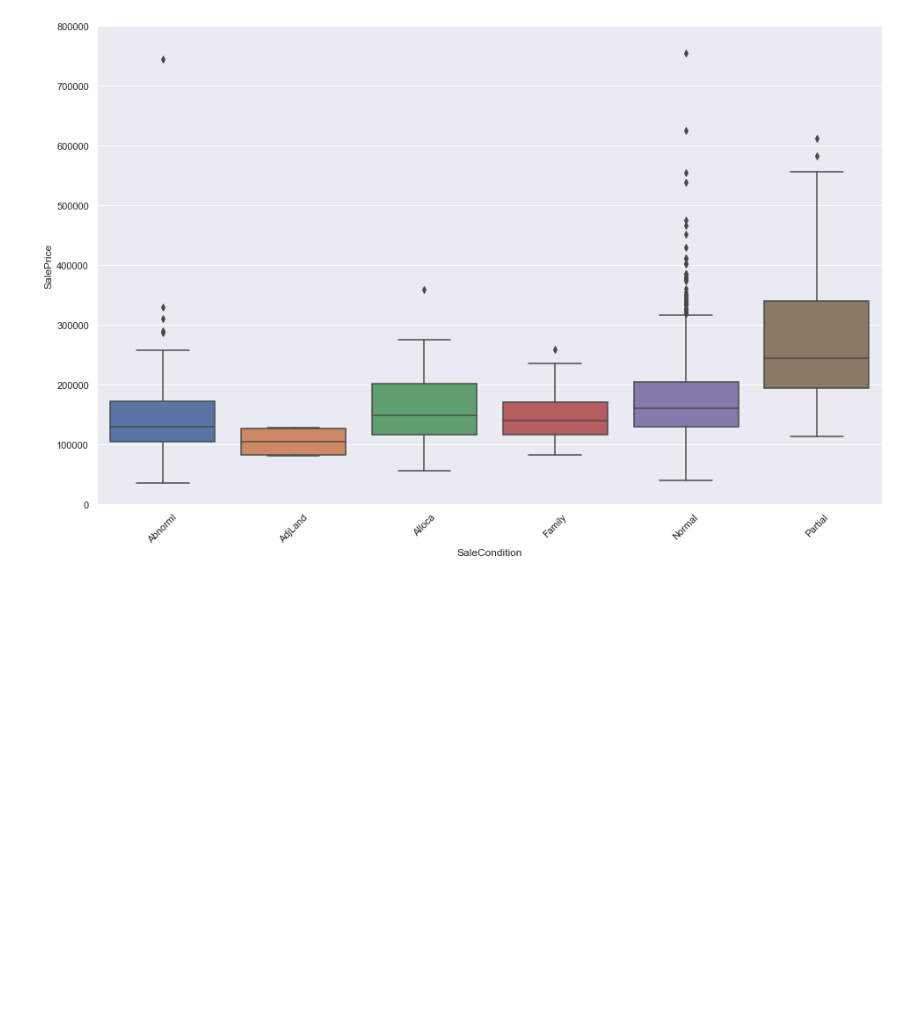
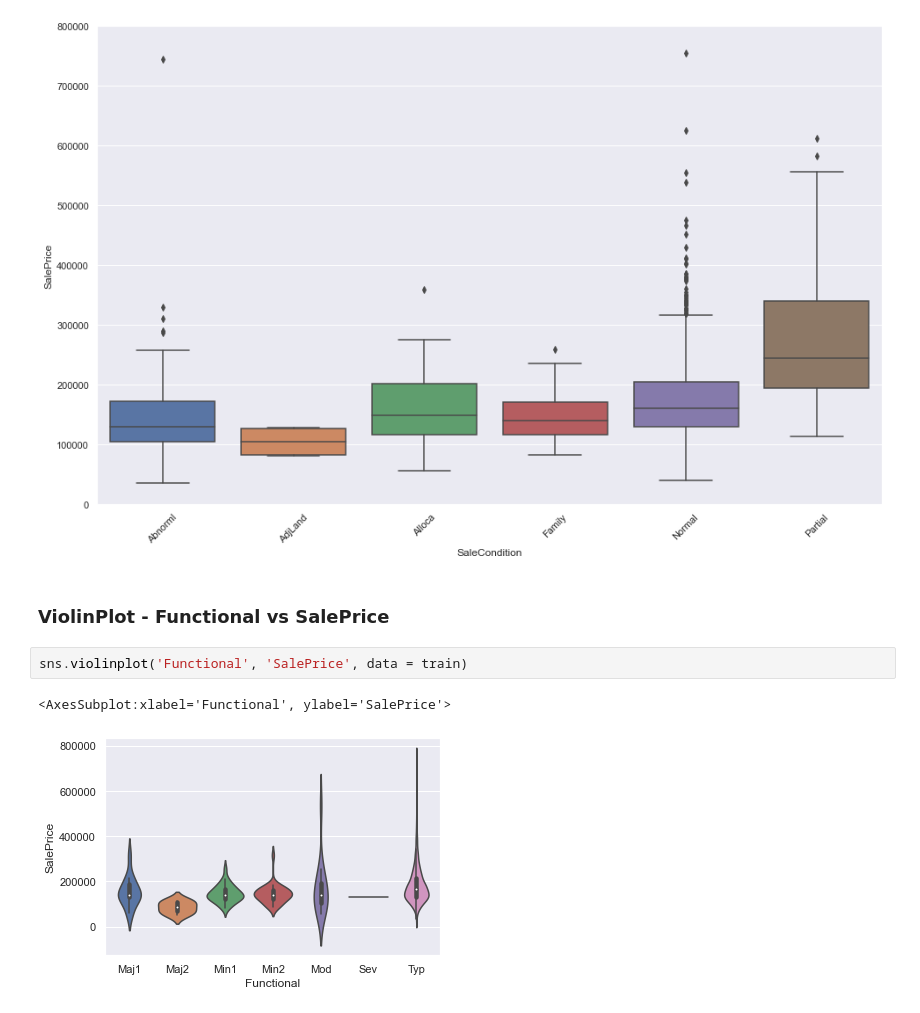
Before and after one commit to KamiLimu1/Data_Science2022, a Jupyter notebook: TutorialOnExplanatoryDataAnalysis.ipynb, the cells around one changed output. Drawn from its saved outputs; the diff is of its cells as text; blank space fills up the shorter version.

Commit message:
Violin plot of SalePrice vs Functional

```diff
--- a/TutorialOnExplanatoryDataAnalysis.ipynb
+++ b/TutorialOnExplanatoryDataAnalysis.ipynb
@@ -343,3 +343,10 @@ fig.axis(ymin=0, ymax=800000);
 xt = plt.xticks(rotation=45)
 # %% [output]
 [figure]
+# %% [markdown]
+### ViolinPlot - Functional vs SalePrice
+# %%
+sns.violinplot('Functional', 'SalePrice', data = train)
+# %% [output]
+<AxesSubplot:xlabel='Functional', ylabel='SalePrice'>
+[figure, added]
```
